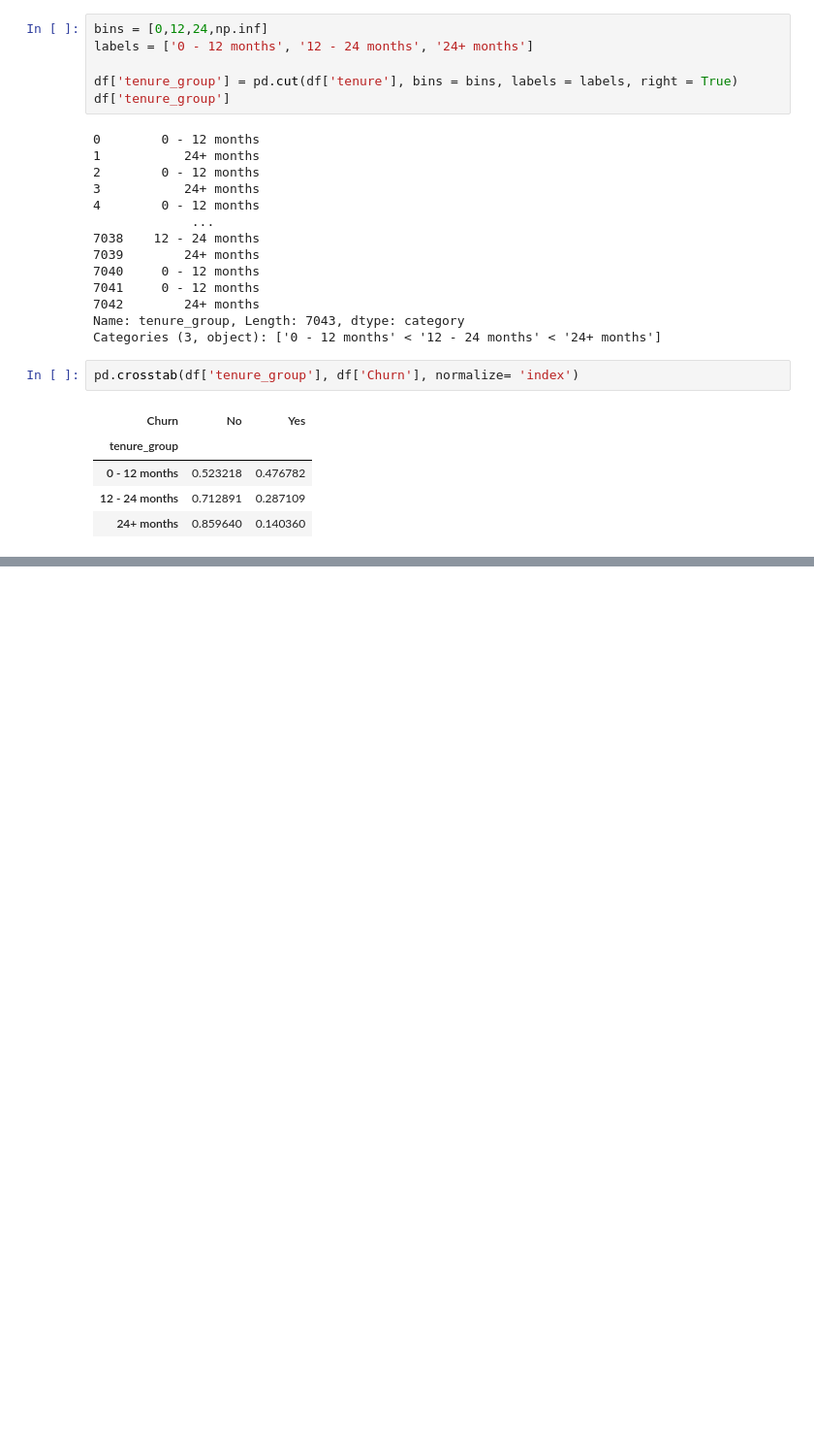
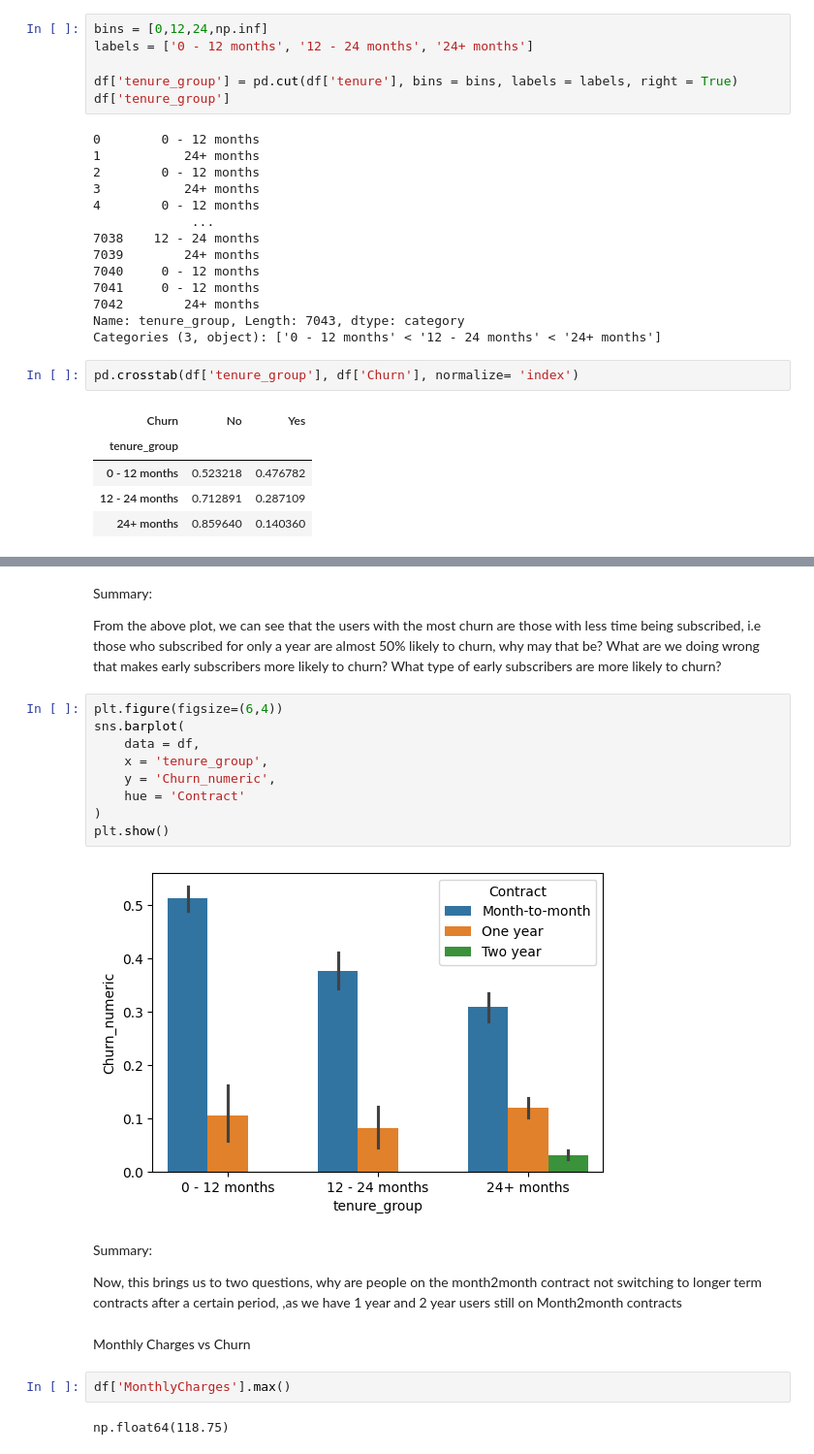
Before and after one commit to N-anle/TelecomChurnAnalysis, a Jupyter notebook: notebook.ipynb, the cells around one changed output, grey strips where cells are left out. Shown at 97% size. Saved outputs shown, nothing was run; the diff lists cells and outputs as text; blank space fills up the shorter version.

```diff
--- a/notebook.ipynb
+++ b/notebook.ipynb
@@ -751,0 +762,25 @@ pd.crosstab(df['tenure_group'], df['Churn'], normalize= 'index')
+# %% [markdown]
+Summary:
+
+From the above plot, we can see that the users with the most churn are those with less time being subscribed, i.e those who subscribed for only a year are almost 50% likely to churn, why may that be? What are we doing wrong that makes early subscribers more likely to churn? What type of early subscribers are more likely to churn?
+# %%
+plt.figure(figsize=(6,4))
+sns.barplot(
+    data = df,
+    x = 'tenure_group',
+    y = 'Churn_numeric',
+    hue = 'Contract'
+)
+plt.show()
+# %% [output]
+[figure, added]
+# %% [markdown]
+Summary:
+
+Now, this brings us to two questions, why are people on the month2month contract not switching to longer term contracts after a certain period, ,as we have 1 year and 2 year users still on Month2month contracts
+# %% [markdown]
+Monthly Charges vs Churn
+# %%
+df['MonthlyCharges'].max()
+# %% [output]
+np.float64(118.75)
```
Also changed, not shown: parts of 4 cells of this notebook.
